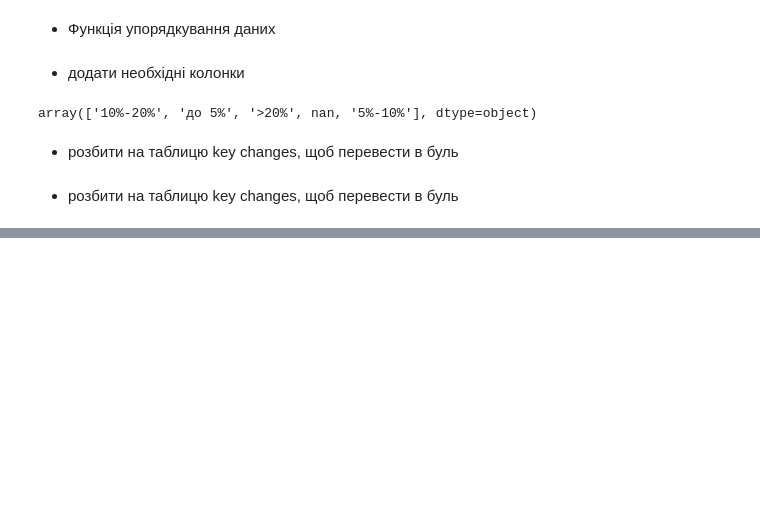
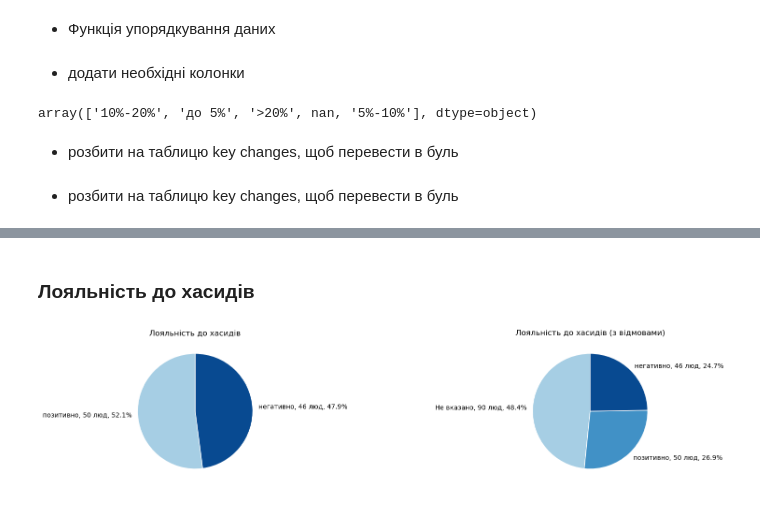
Before and after one commit to kucheriavii/volodymyr-tourism-survey, a Jupyter notebook: create_dataframe.ipynb, the cells around one changed output, grey strips where cells are left out. Saved outputs shown, nothing was run; the diff lists cells and outputs as text; code cells hidden in the pictures; blank space fills up the shorter version.

```diff
--- a/create_dataframe.ipynb
+++ b/create_dataframe.ipynb
@@ -145,0 +152,5 @@ df_union.to_excel("test_output.xlsx")
+# %%
+# Сформувати датафрейм для обробки
+df_total = df_union.drop(df_union[["age", "years_lived", "sallary", "Income_spent_on_tourism","hasidic_loyalty2", "hasidic_loyalty","key_items", "key_changes", "tourism_development"]], axis=1)
+df_total['spends_to_tourism'] = df_total['_sallary']*df_total['_income_spent_on_tourism']/100
+df_total.to_excel("test_output.xlsx")
@@ -169,0 +216,19 @@ plt.show()
+# %% [markdown]
+### Лояльність до хасидів
+# %%
+hasidic_loyalty = df_total['_hasidic_loyalty']
+
+hsd_llt_dict = {
+    'Позитивно, туристи це завжди добре для міста':'позитивно',
+    'Негативно, вони залишають багато сміття і вони люди іншої культури, яка для нас чужа':'негативно',
+    'На мене це ніяк не впливає': None
+}
+
+hasidic_loyalty =hasidic_loyalty.replace(hsd_llt_dict)
+fig, axes = plt.subplots(1, 2, figsize=(20, 4))
+
+radical(hasidic_loyalty, show_nan=False, title="Лояльність до хасидів", ax=axes[0])
+radical(hasidic_loyalty, show_nan=True, title="Лояльність до хасидів (з відмовами)", ax=axes[1])
+plt.show()
+# %% [output]
+[figure, added]
```
Also changed, not shown: parts of 12 cells of this notebook, 2 other files.
